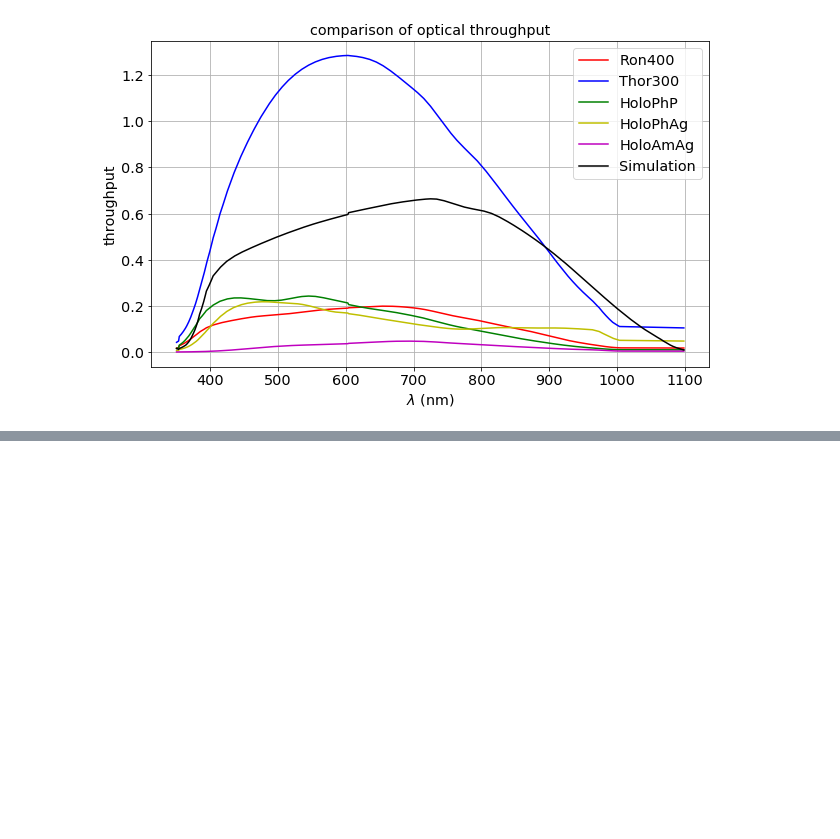
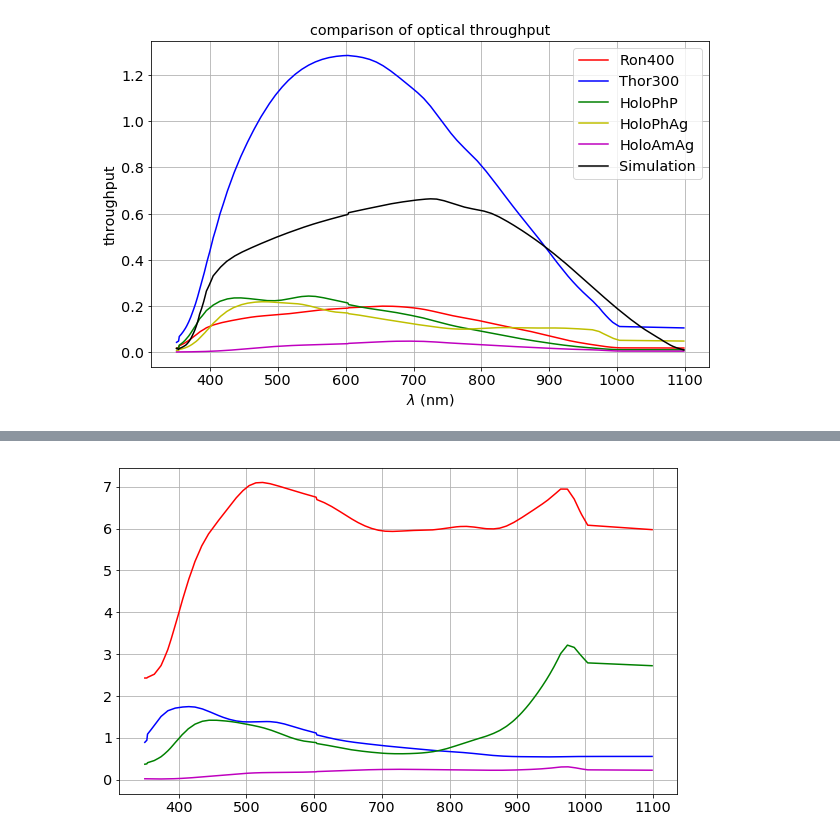
Before and after one commit to sylvielsstfr/SpectractorAnaAtm, a Jupyter notebook: DisperserTransmCalc/CalculateDisperserTransm.ipynb, the cells around one changed output, grey strips where cells are left out. Drawn from its saved outputs; the diff is of its cells as text; code cells hidden in the pictures; blank space fills up the shorter version.

```diff
--- a/DisperserTransmCalc/CalculateDisperserTransm.ipynb
+++ b/DisperserTransmCalc/CalculateDisperserTransm.ipynb
@@ -387,0 +412,8 @@ Text(0.5,1,'comparison of optical throughput')
+# %%
+plt.plot(WL,R1,'r-')
+plt.plot(WL,R2,'b-')
+plt.plot(WL,R3,'g-')
+plt.plot(WL,R4,'m-')
+plt.grid()
+# %% [output]
+[figure, added]
```
Also changed, not shown: parts of 13 cells of this notebook, 1 other file.
